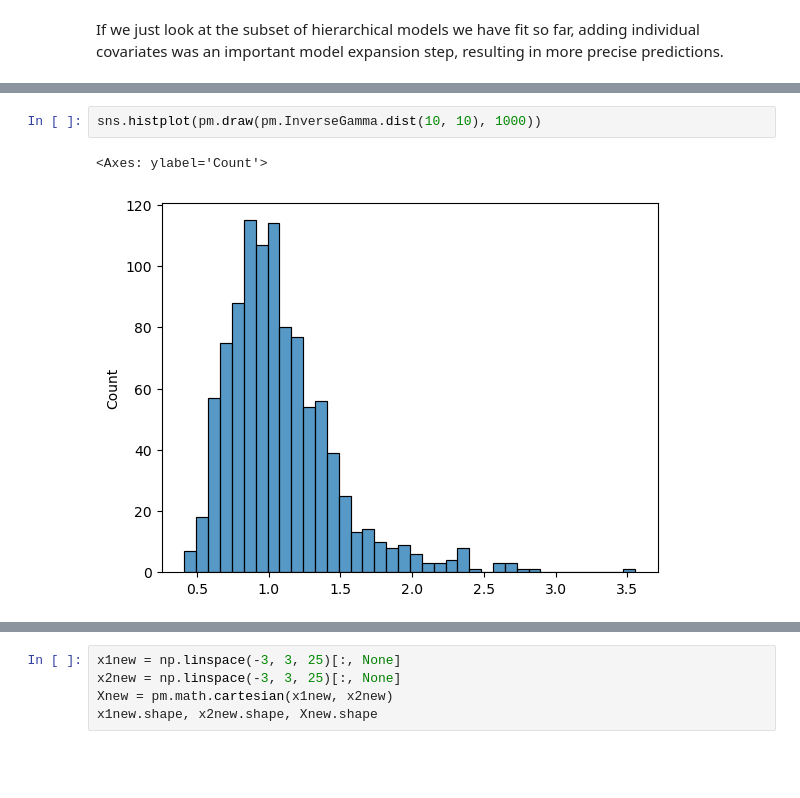
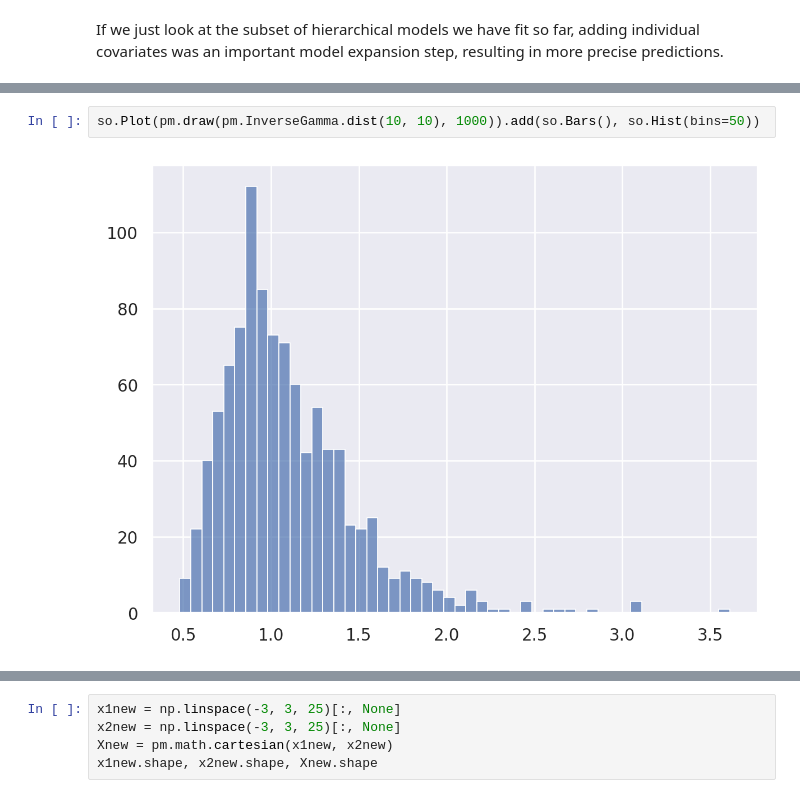
Before and after one commit to fonnesbeck/hierarchical_models_sports_analytics, a Jupyter notebook: Hierarchical_Models_Sports_Analytics.ipynb, the cells around one changed output, grey strips where cells are left out. Saved outputs shown, nothing was run; the diff lists cells and outputs as text; blank space fills up the shorter version.

```diff
--- a/Hierarchical_Models_Sports_Analytics.ipynb
+++ b/Hierarchical_Models_Sports_Analytics.ipynb
@@ -1101,7 +1117,6 @@ az.plot_compare(model_compare, figsize=(12, 4), insample_dev=False);
 [figure]
 # %%
-sns.histplot(pm.draw(pm.InverseGamma.dist(10, 10), 1000))
+so.Plot(pm.draw(pm.InverseGamma.dist(10, 10), 1000)).add(so.Bars(), so.Hist(bins=50))
 # %% [output]
-<Axes: ylabel='Count'>
-[figure, old version]
+[figure, new version]
 # %%
```
Also changed, not shown: parts of 96 cells of this notebook, 3 other files.
